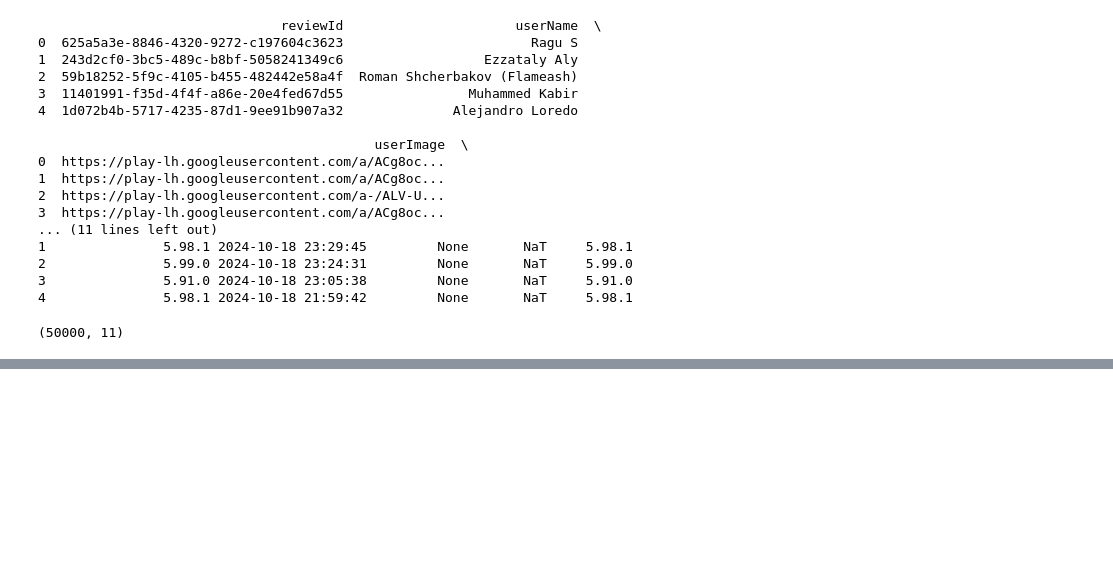
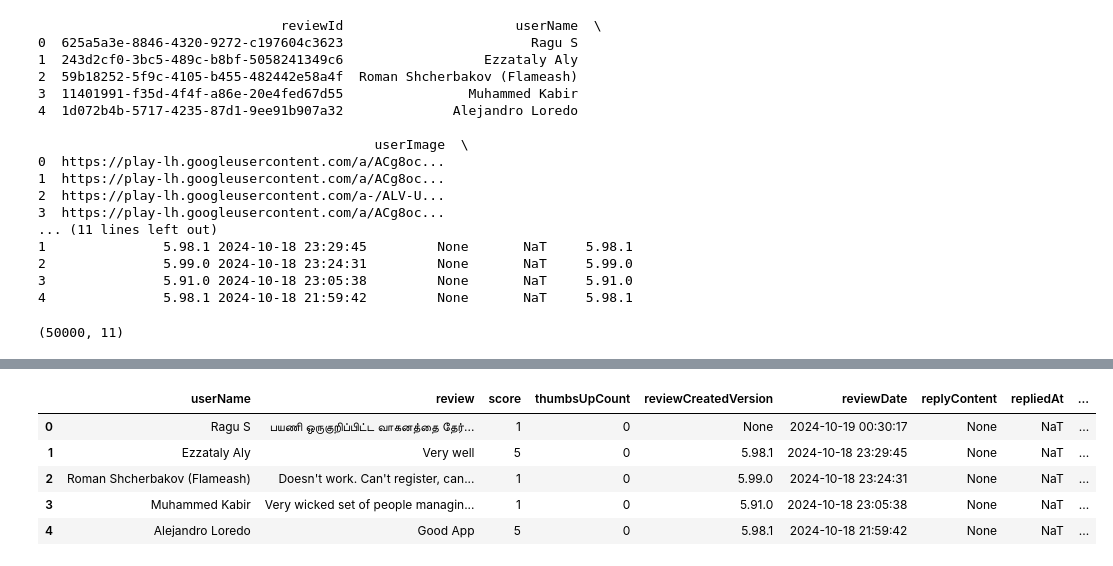
Before and after one commit to reymage/2021-pydantic, a Jupyter notebook: indrive_scraping.ipynb, the cells around one changed output, grey strips where cells are left out. Cells and saved outputs as stored; diff of their text form; code cells hidden in the pictures; blank space fills up the shorter version.

```diff
--- a/indrive_scraping.ipynb
+++ b/indrive_scraping.ipynb
@@ -86,0 +115,9 @@ df_reviews.shape
+# %%
+df_reviews.head(5)
+# %% [output]
+|  | userName | review | score | thumbsUpCount | reviewCreatedVersion | reviewDate | replyContent | repliedAt | ... |
+| 0 | Ragu S | பயணி ஒருகுறிப்பிட்ட வாகனத்தை தேர்... | 1 | 0 | None | 2024-10-19 00:30:17 | None | NaT | ... |
+| 1 | Ezzataly Aly | Very well | 5 | 0 | 5.98.1 | 2024-10-18 23:29:45 | None | NaT | ... |
+| 2 | Roman Shcherbakov (Flameash) | Doesn't work. Can't register, can... | 1 | 0 | 5.99.0 | 2024-10-18 23:24:31 | None | NaT | ... |
+| 3 | Muhammed Kabir | Very wicked set of people managin... | 1 | 0 | 5.91.0 | 2024-10-18 23:05:38 | None | NaT | ... |
+| 4 | Alejandro Loredo | Good App | 5 | 0 | 5.98.1 | 2024-10-18 21:59:42 | None | NaT | ... |
```
Also changed, not shown: parts of 10 cells of this notebook.
